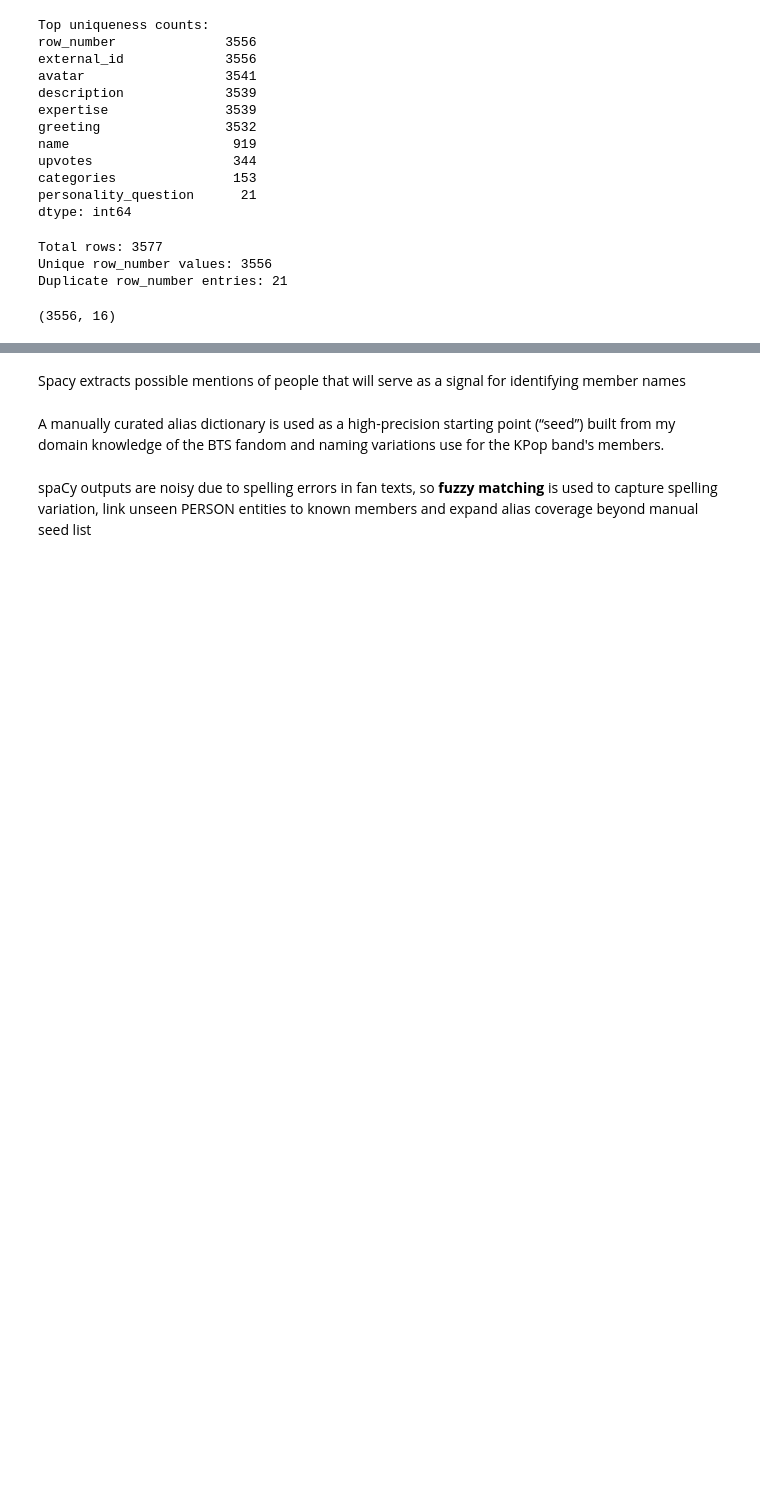
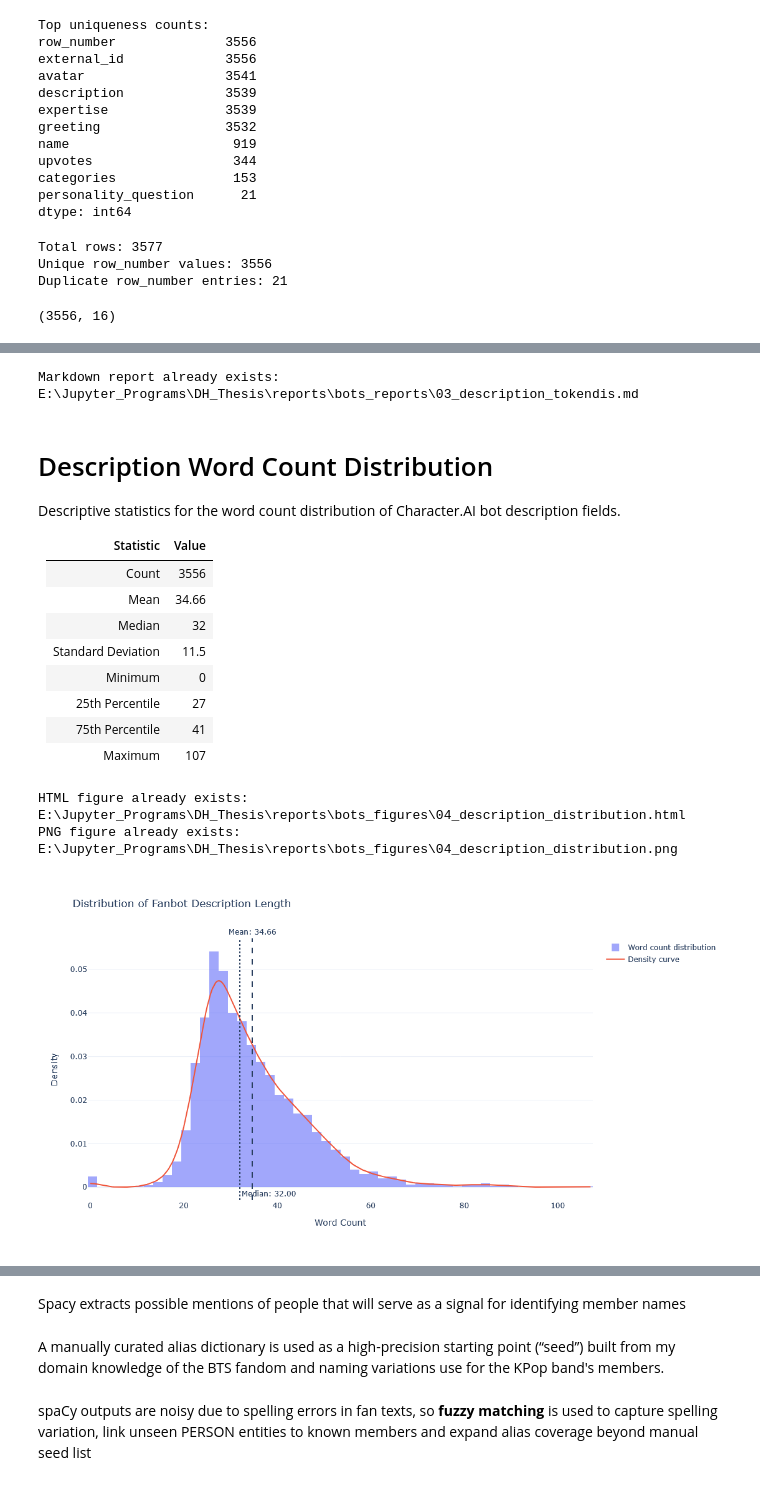
Before and after one commit to chahna-ahuja/dh-thesis, a Jupyter notebook: notebooks/03_bot_data_preprocessing.ipynb, the cells around one changed output, grey strips where cells are left out. Saved outputs shown, nothing was run; the diff lists cells and outputs as text; code cells hidden in the pictures; blank space fills up the shorter version.

```diff
--- a/notebooks/03_bot_data_preprocessing.ipynb
+++ b/notebooks/03_bot_data_preprocessing.ipynb
@@ -237,0 +362,14 @@ yoongi Index(['id', 'upvotes', 'categories', 'language', 'name', 'description',
+# %%
+# Summary length in words
+bots["description_word_count"] = (
+    bots["description"]
+    .fillna("")
+    .astype(str)
+    .str.split()
+    .str.len()
+)
+
+print("Average bot description length:", bots["description_word_count"].mean())
+print("Median bot description length:", bots["description_word_count"].median())
+
+bots["description_word_count"].describe()
@@ -237,0 +388,14 @@ yoongi Index(['id', 'upvotes', 'categories', 'language', 'name', 'description',
+# %%
+# Summary length in words
+bots["greeting_word_count"] = (
+    bots["greeting"]
+    .fillna("")
+    .astype(str)
+    .str.split()
+    .str.len()
+)
+
+print("Average bot greeting length:", bots["greeting_word_count"].mean())
+print("Median bot greeting length:", bots["greeting_word_count"].median())
+
+bots["greeting_word_count"].describe()
@@ -237,0 +620,37 @@ yoongi Index(['id', 'upvotes', 'categories', 'language', 'name', 'description',
+# %%
+# Description length analysis
+
+bots["description_word_count"] = (
+    bots["description"]
+    .fillna("")
+    .astype(str)
+    .str.split()
+    .str.len()
+)
+
+save_distribution_report(
+    bots["description_word_count"],
+    name="description",
+    report_name="03_description_tokendis",
+    figure_name="04_description_distribution"
+)
+# %% [output]
+Markdown report already exists: E:\Jupyter_Programs\DH_Thesis\reports\bots_reports\03_description_tokendis.md
+# Description Word Count Distribution
+
+Descriptive statistics for the word count distribution of
+Character.AI bot description fields.
+
+| Statistic          |   Value |
+|:-------------------|--------:|
+| Count              | 3556    |
+| Mean               |   34.66 |
+| Median             |   32    |
+| Standard Deviation |   11.5  |
+| Minimum            |    0    |
+| 25th Percentile    |   27    |
+| 75th Percentile    |   41    |
+| Maximum            |  107    |
+HTML figure already exists: E:\Jupyter_Programs\DH_Thesis\reports\bots_figures\04_description_distribution.html
+PNG figure already exists: E:\Jupyter_Programs\DH_Thesis\reports\bots_figures\04_description_distribution.png
+[figure, added]
```
Also changed, not shown: parts of 45 cells of this notebook.
